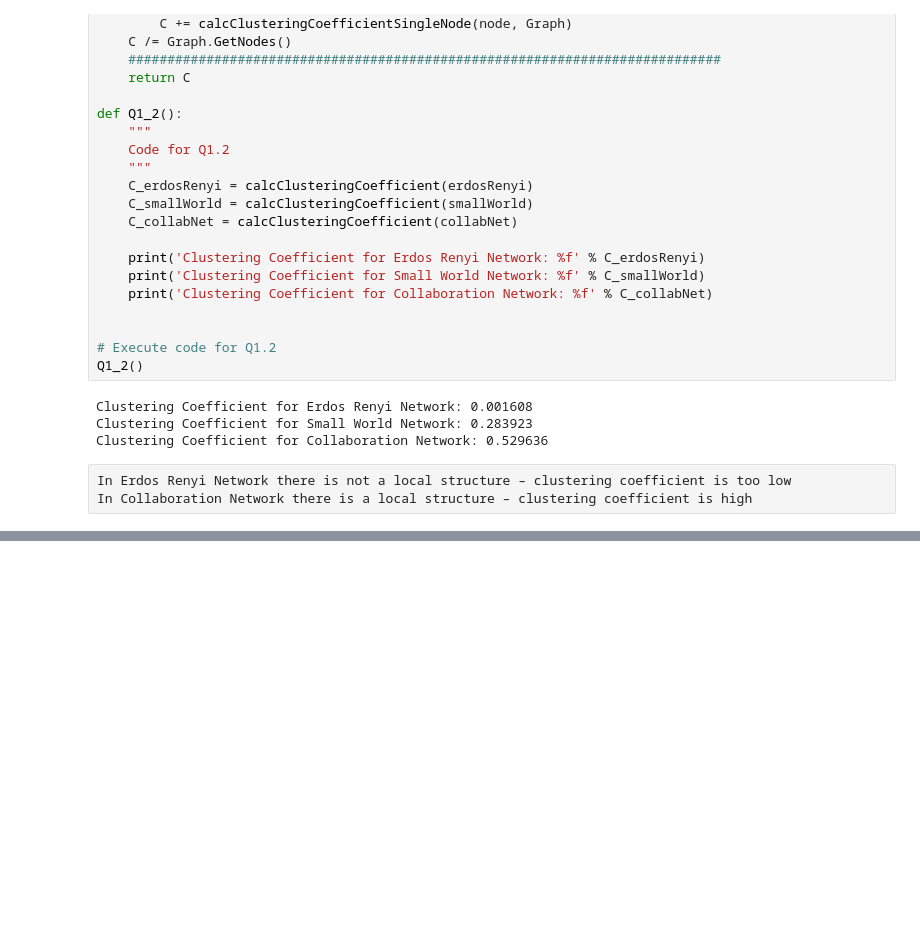
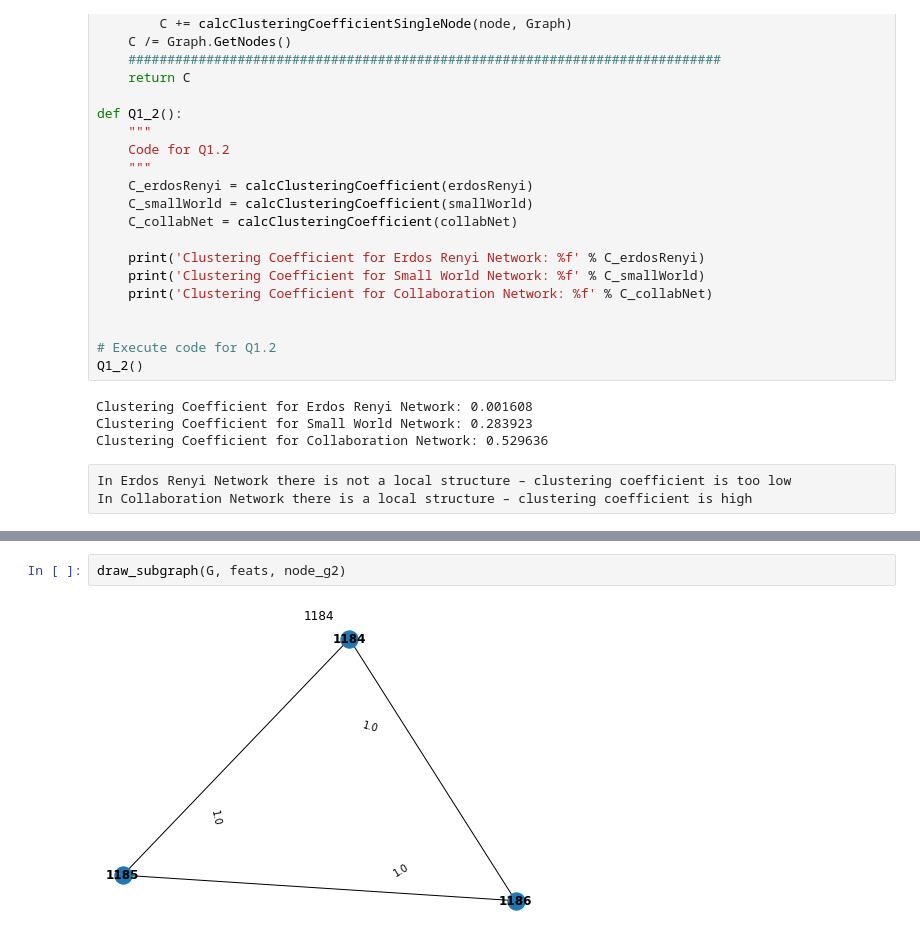
Before and after one commit to nicoperetti/cs224w, a Jupyter notebook: hw1/hw1.ipynb, the cells around one changed output, grey strips where cells are left out. Cells and saved outputs as stored; diff of their text form; blank space fills up the shorter version.

```diff
--- a/hw1/hw1.ipynb
+++ b/hw1/hw1.ipynb
@@ -306,0 +544,4 @@ In Collaboration Network there is a local structure – clustering coefficient i
+# %%
+draw_subgraph(G, feats, node_g2)
+# %% [output]
+[figure, added]
```
Also changed, not shown: parts of 39 cells of this notebook.
